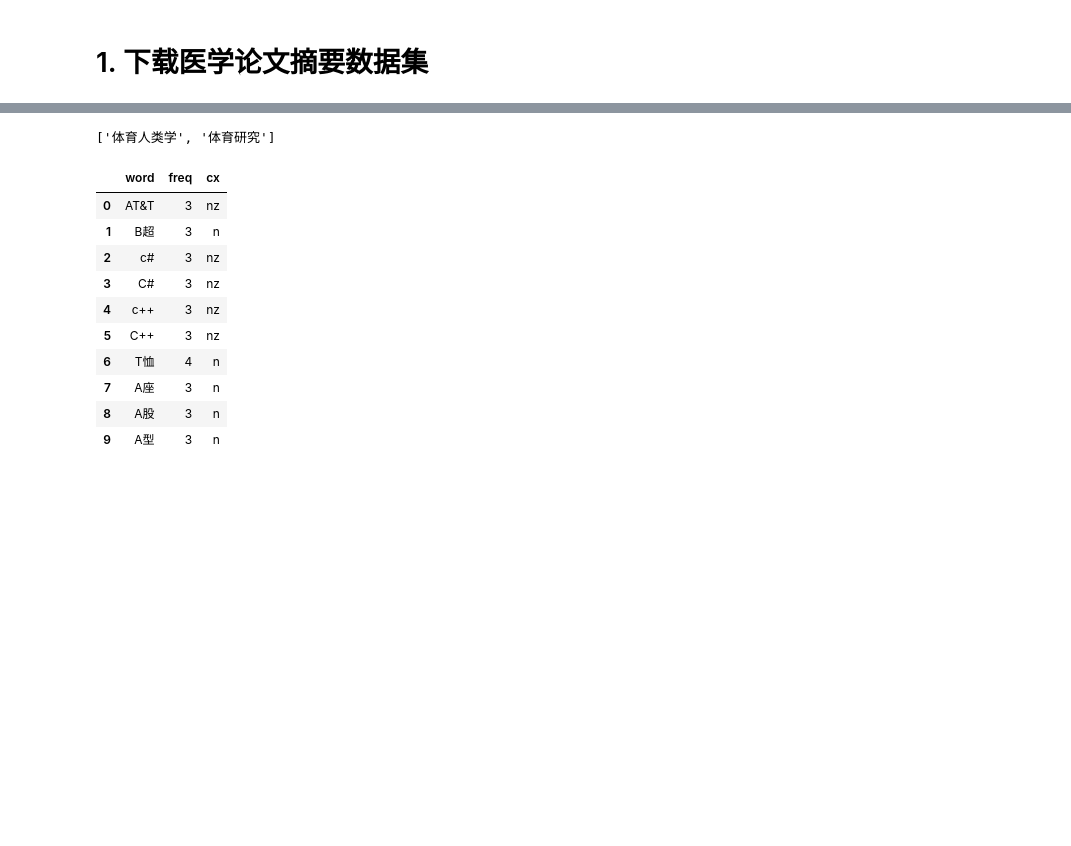
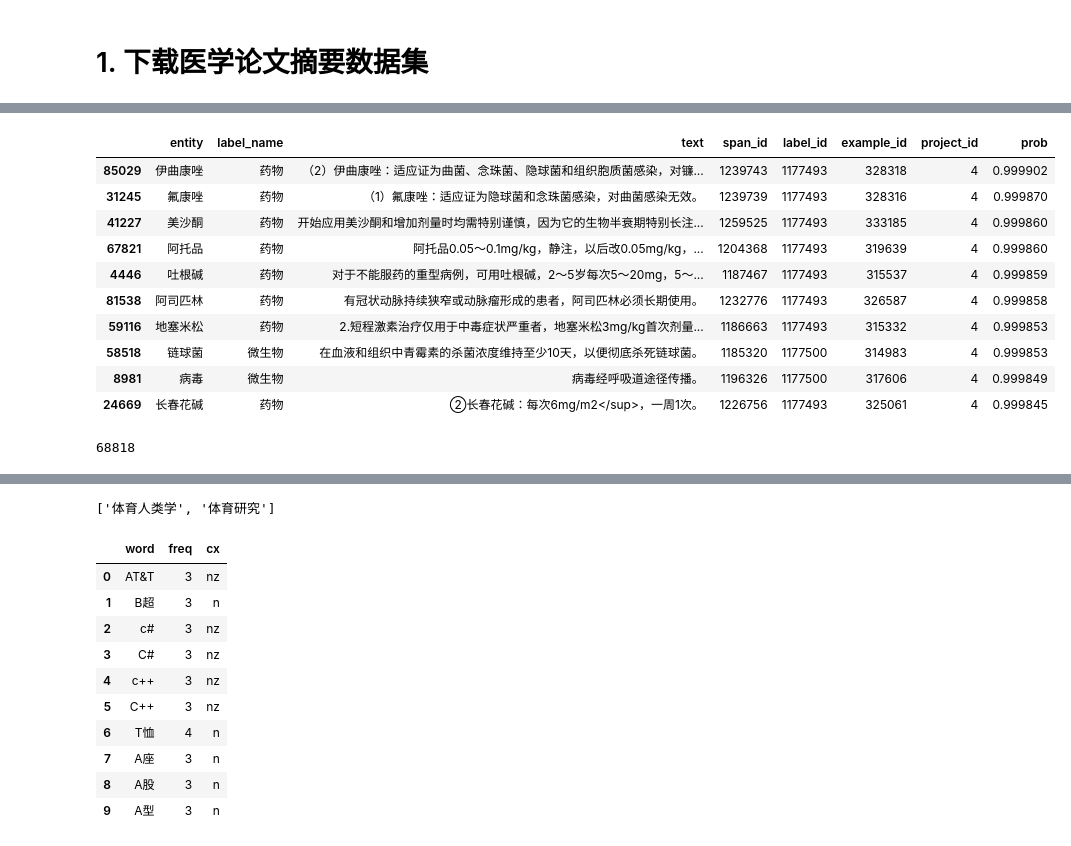
Before and after one commit to xusenlinzy/deepnlp, a Jupyter notebook: examples/uie/medical_paper.ipynb, the cells around one changed output, grey strips where cells are left out. Drawn from its saved outputs; the diff is of its cells as text; code cells hidden in the pictures; blank space fills up the shorter version.

```diff
--- a/examples/uie/medical_paper.ipynb
+++ b/examples/uie/medical_paper.ipynb
@@ -67,0 +114,19 @@ data
+# %%
+df = df.sort_values(by="prob", ascending=False)
+df.head(10)
+# %% [output]
+|  | entity | label_name | text | span_id | label_id | example_id | project_id | prob |
+| 85029 | 伊曲康唑 | 药物 | （2）伊曲康唑：适应证为曲菌、念珠菌、隐球菌和组织胞质菌感染，对镰... | 1239743 | 1177493 | 328318 | 4 | 0.999902 |
+| 31245 | 氟康唑 | 药物 | （1）氟康唑：适应证为隐球菌和念珠菌感染，对曲菌感染无效。 | 1239739 | 1177493 | 328316 | 4 | 0.999870 |
+| 41227 | 美沙酮 | 药物 | 开始应用美沙酮和增加剂量时均需特别谨慎，因为它的生物半衰期特别长注... | 1259525 | 1177493 | 333185 | 4 | 0.999860 |
+| 67821 | 阿托品 | 药物 | 阿托品0.05～0.1mg/kg，静注，以后改0.05mg/kg，... | 1204368 | 1177493 | 319639 | 4 | 0.999860 |
+| 4446 | 吐根碱 | 药物 | 对于不能服药的重型病例，可用吐根碱，2～5岁每次5～20mg，5～... | 1187467 | 1177493 | 315537 | 4 | 0.999859 |
+| 81538 | 阿司匹林 | 药物 | 有冠状动脉持续狭窄或动脉瘤形成的患者，阿司匹林必须长期使用。 | 1232776 | 1177493 | 326587 | 4 | 0.999858 |
+| 59116 | 地塞米松 | 药物 | 2.短程激素治疗仅用于中毒症状严重者，地塞米松3mg/kg首次剂量... | 1186663 | 1177493 | 315332 | 4 | 0.999853 |
+| 58518 | 链球菌 | 微生物 | 在血液和组织中青霉素的杀菌浓度维持至少10天，以便彻底杀死链球菌。 | 1185320 | 1177500 | 314983 | 4 | 0.999853 |
+| 8981 | 病毒 | 微生物 | 病毒经呼吸道途径传播。 | 1196326 | 1177500 | 317606 | 4 | 0.999849 |
+| 24669 | 长春花碱 | 药物 | ②长春花碱：每次6mg/m2</sup>，一周1次。 | 1226756 | 1177493 | 325061 | 4 | 0.999845 |
+# %%
+len(df[df["prob"] >= 0.9])
+# %% [output]
+68818
```
Also changed, not shown: parts of 13 cells of this notebook, 7 other files.
